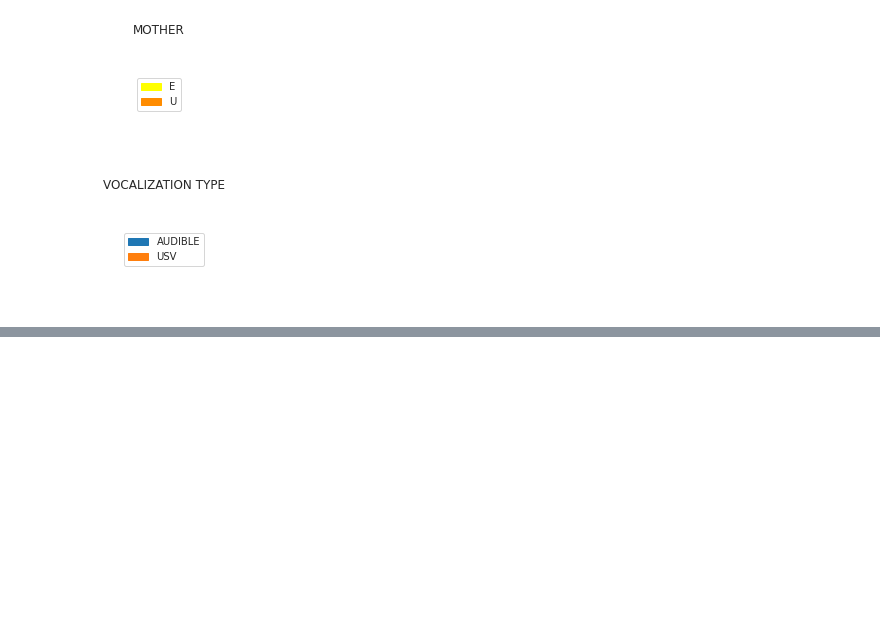
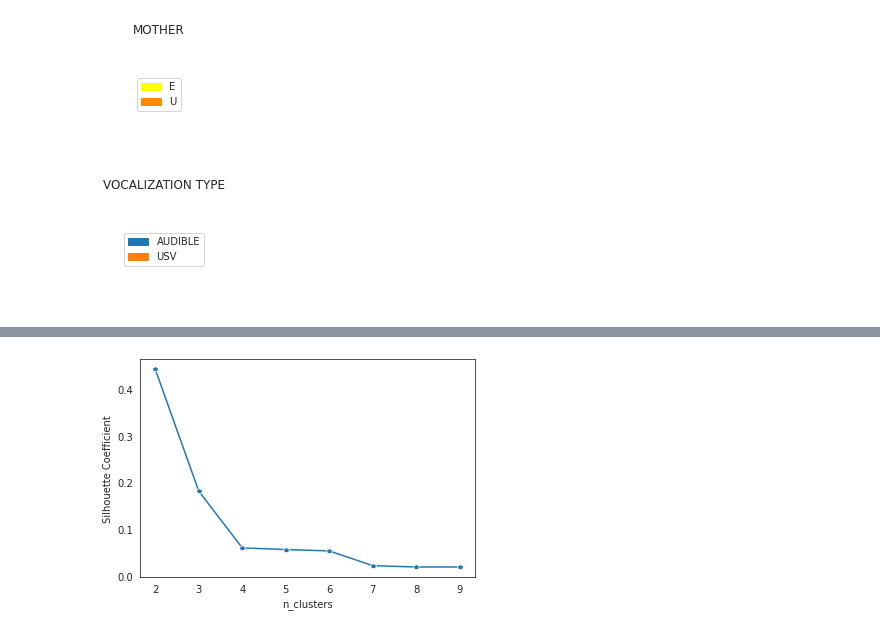
Before and after one commit to jimenaRL/usv-experiments, a Jupyter notebook: full-dataset/hierarchical-clustering-FULL-AUDIBLES.ipynb, the cells around one changed output, grey strips where cells are left out. Drawn from its saved outputs; the diff is of its cells as text; code cells hidden in the pictures; blank space fills up the shorter version.

```diff
--- a/full-dataset/hierarchical-clustering-FULL-AUDIBLES.ipynb
+++ b/full-dataset/hierarchical-clustering-FULL-AUDIBLES.ipynb
@@ -243,0 +278,17 @@ mean_stft-ward-euclidean-clustermap-FULL-1-19
+# %%
+Z = g.dendrogram_col.linkage
+results = []
+for n_clusters in range(2, 10):
+    labels = sc.hierarchy.fcluster(Z, t=n_clusters, criterion='maxclust')
+    results.append({
+        "n_clusters": n_clusters,
+        "Calinski-Harabasz score": calinski_harabasz_score(X.T, labels),
+        "Davies-Bouldin score": davies_bouldin_score(X.T, labels),
+        "Silhouette Coefficient": silhouette_score(X.T, labels),
+})
+# %%
+data = pd.DataFrame.from_records(results)
+# %%
+ax = sns.lineplot(x='n_clusters', y='Silhouette Coefficient', data=data, marker='p')
+# %% [output]
+[figure, added]
```
Also changed, not shown: parts of 7 cells of this notebook, 7 other files.
